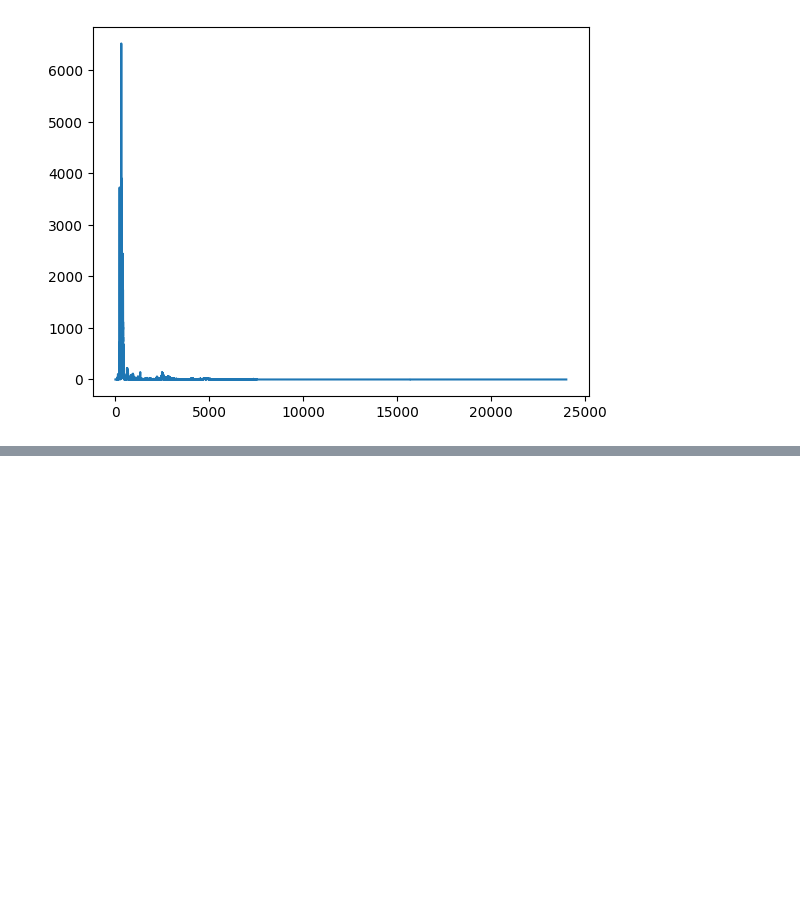
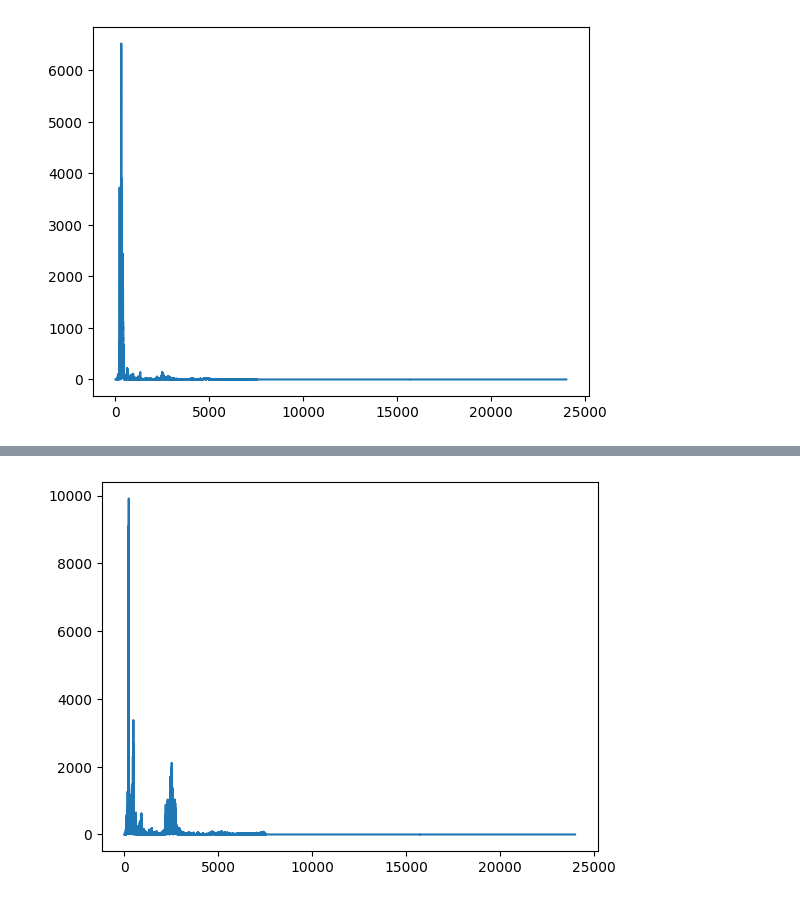
Before and after one commit to dacles22/dsp, a Jupyter notebook: audio_recognition/100ece.ipynb, the cells around one changed output, grey strips where cells are left out. Drawn from its saved outputs; the diff is of its cells as text; code cells hidden in the pictures; blank space fills up the shorter version.

```diff
--- a/audio_recognition/100ece.ipynb
+++ b/audio_recognition/100ece.ipynb
@@ -87,0 +120,8 @@ spec.plot()
+# %%
+from thinkdsp import read_wave
+
+myVoice = read_wave('ece13.wav')
+spec = myVoice.make_spectrum()
+spec.plot()
+# %% [output]
+[figure, added]
```
Also changed, not shown: parts of 23 cells of this notebook.
